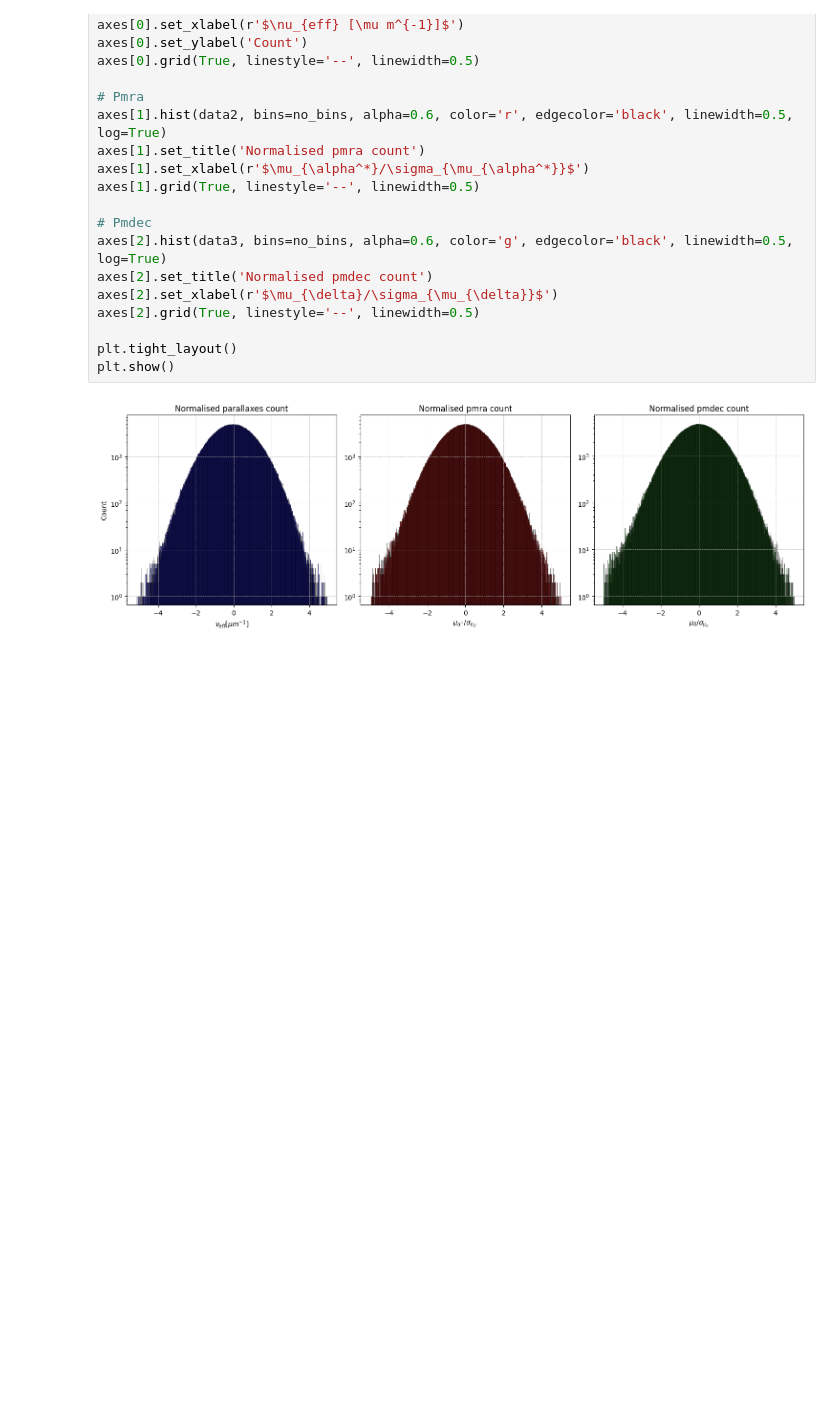
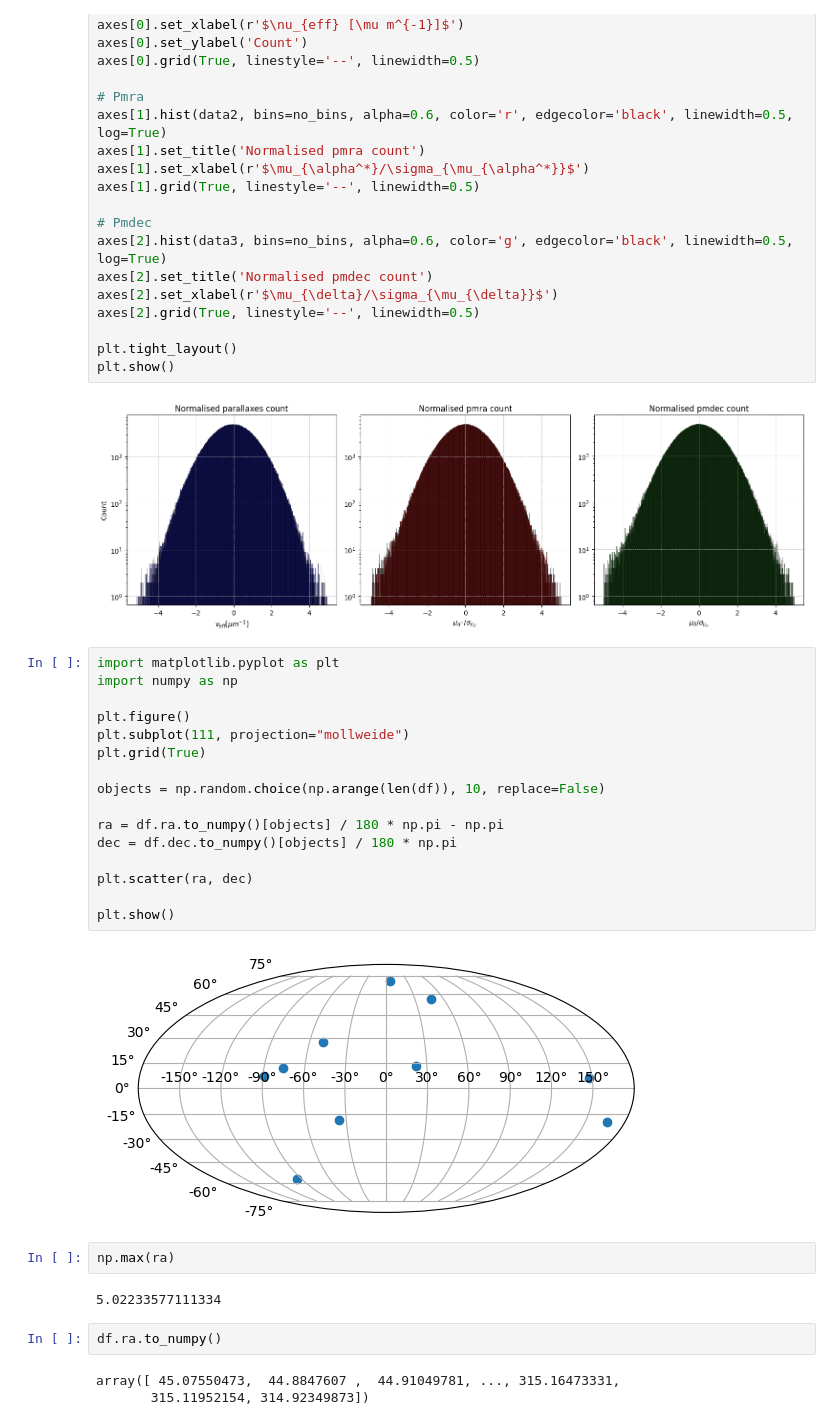
Before and after one commit to MatteoMancini01/Gaia_EDR3, a Jupyter notebook: NoteBook.ipynb, the cells around one changed output. Saved outputs shown, nothing was run; the diff lists cells and outputs as text; blank space fills up the shorter version.

Commit message:
example Mollweide plotting code

```diff
--- a/NoteBook.ipynb
+++ b/NoteBook.ipynb
@@ -234,3 +234,30 @@ plt.tight_layout()
 plt.show()
 # %% [output]
 [figure]
+# %%
+import matplotlib.pyplot as plt
+import numpy as np
+
+plt.figure()
+plt.subplot(111, projection="mollweide")
+plt.grid(True)
+
+objects = np.random.choice(np.arange(len(df)), 10, replace=False)
+
+ra = df.ra.to_numpy()[objects] / 180 * np.pi - np.pi
+dec = df.dec.to_numpy()[objects] / 180 * np.pi
+
+plt.scatter(ra, dec)
+
+plt.show()
+# %% [output]
+[figure, added]
+# %%
+np.max(ra)
+# %% [output]
+5.02233577111334
+# %%
+df.ra.to_numpy()
+# %% [output]
+array([ 45.07550473,  44.8847607 ,  44.91049781, ..., 315.16473331,
+       315.11952154, 314.92349873])
```
Also changed, not shown: parts of 1 cell of this notebook.
